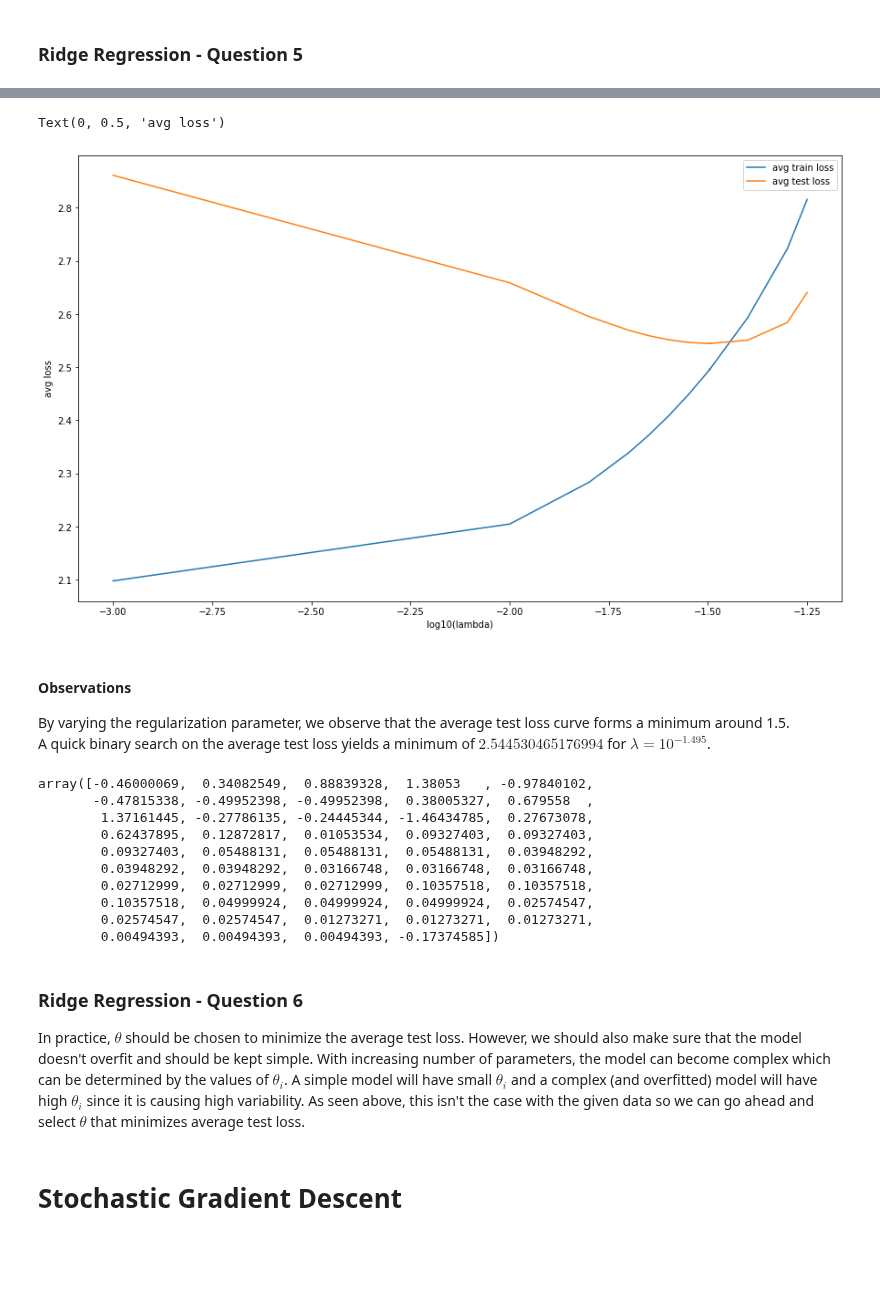
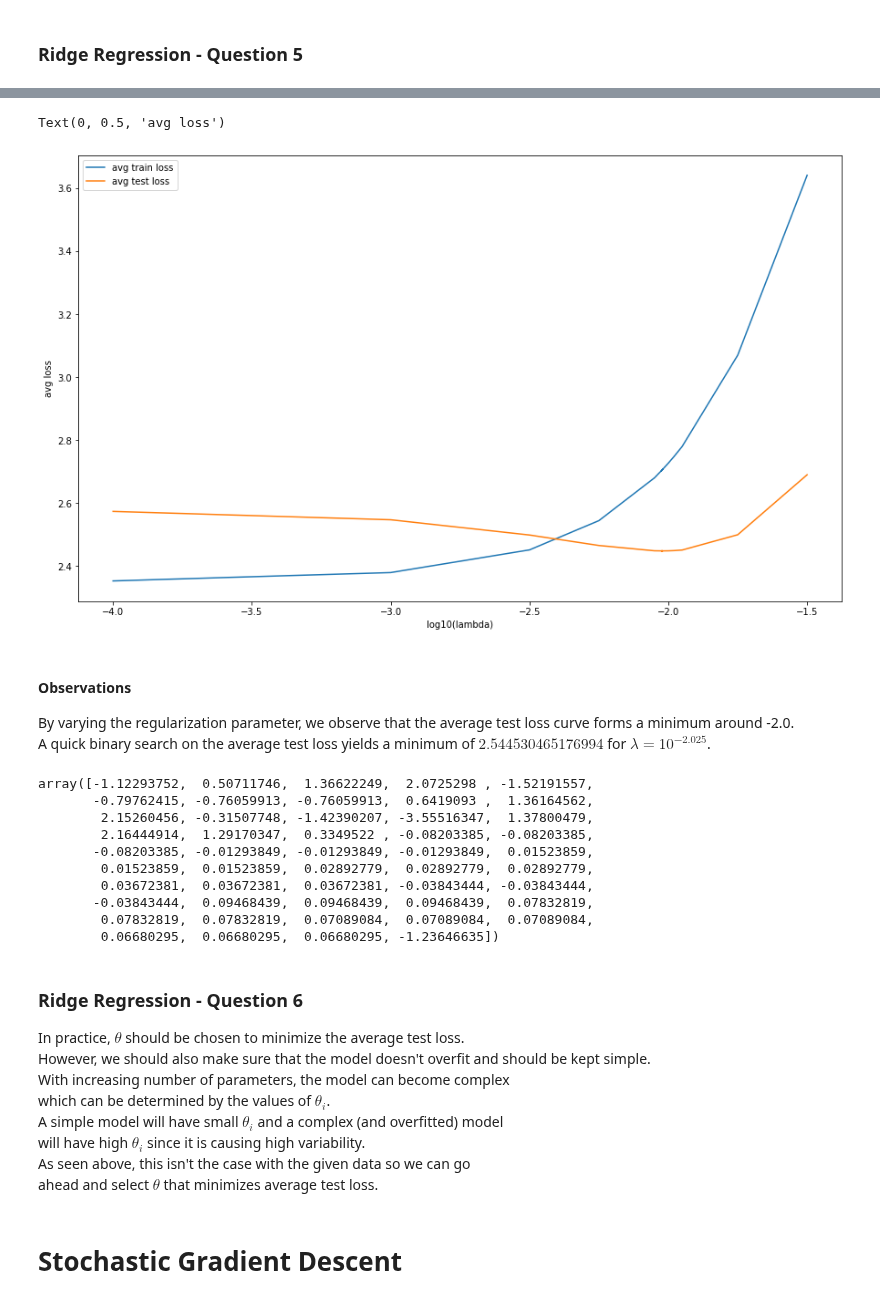
Before and after one commit to nikhilvsupekar/ml-algorithms, a Jupyter notebook: notebooks/hw2_gd_regression.ipynb, the cells around one changed output, grey strips where cells are left out. Drawn from its saved outputs; the diff is of its cells as text; code cells hidden in the pictures; blank space fills up the shorter version.

```diff
--- a/notebooks/hw2_gd_regression.ipynb
+++ b/notebooks/hw2_gd_regression.ipynb
@@ -366,7 +376,7 @@ Scaling all to [0, 1]
 # %%
 fig, ax = plt.subplots(figsize = PLOT_DIM)
 
-STEP_SIZES_1 = [0.2, 0.1, 0.05, 0.03, 0.02]
+STEP_SIZES_1 = [0.2, 0.1, 0.05, 0.03, 0.02, 0.0001]
 num_iterations = 1000
 alpha = 0.015
 
@@ -385,7 +395,7 @@ We should try even smaller step sizes.
 # %%
 fig, ax = plt.subplots(figsize = PLOT_DIM)
 
-STEP_SIZES_2 = [0.005, 0.007, 0.01, 0.015, 0.018, 0.0187, 0.01873, 0.01876, 0.018765, 0.01877, 0.01879]
+STEP_SIZES_2 = [0.005, 0.007, 0.01, 0.02, 0.05, 0.05042, 0.0506]
 num_iterations = 1000
 alpha = 0.015
 times = []
@@ -429,3 +437,5 @@ Therefore, a reasonable estimate for the step size is 0.01873.<br>
+# %%
+BEST_STEP_SIZE = 0.05042
 # %% [markdown]
 ### Linear Regression - Question 4c)
 # %%
@@ -475,14 +485,14 @@ def batch_grad_descent_backtrack(X, y, alpha=0.1, num_step=1000, grad_check=Fals
 # %%
 fig, ax = plt.subplots(figsize = PLOT_DIM)
 
-beta_list = [0.5, 0.6, 0.7, 0.8, 0.9]
+beta_list = [0.5, 0.6, 0.65, 0.7, 0.8, 0.9]
 num_iterations = 1000
 alpha = 0.015
 times = []
 
 for beta in beta_list:
     start = time.time()
-    theta, loss, alpha = batch_grad_descent_backtrack(X_train, y_train, alpha=step_size, num_step=num_iterations, beta = beta)
+    theta, loss, alpha = batch_grad_descent_backtrack(X_train, y_train, alpha=BEST_STEP_SIZE, num_step=num_iterations, beta = beta)
     end = time.time()
     ax.plot(list(range(num_iterations + 1)), loss, label = 'beta = ' + str(beta))
     print('Beta = {} \tLoss after 1000 iterations = {} \tAlpha = {} \tTime = {}'.format(beta, loss[-1], alpha, end - start))
@@ -609,7 +620,8 @@ Although the regularization can be made arbitrarily small, theoretically it can
 
 fig, ax = plt.subplots(figsize = PLOT_DIM)
 
-LAMBDA_LIST = [10**-3, 10**-2, 10**-1.8, 10**-1.7, 10**-1.65, 10**-1.6, 10**-1.55, 10**-1.5, 10**-1.495, 10**-1.496, 10**-1.4, 10**-1.3, 10**-1.25]
+# LAMBDA_LIST = [10**-6, 10**-2, 10**-1.8, 10**-1.7, 10**-1.65, 10**-1.6, 10**-1.55, 10**-1.5, 10**-1.495, 10**-1.496, 10**-1.4, 10**-1.3, 10**-1.25]
+LAMBDA_LIST = [10**-4, 10**-3, 10**-2.5, 10**-2.25, 10**-2.05, 10**-2.02, 10**-2.025, 10**-2, 10**-1.98, 10**-1.95, 10**-1.75, 10**-1.5]
 train_loss_list = []
 test_loss_list = []
 alpha = 0.01873
@@ -644,28 +655,28 @@ log10(lambda) = -1.25. avg test loss = 2.6405888402664868
 Text(0, 0.5, 'avg loss')
-[figure, old version]
+[figure, new version]
 # %% [markdown]
 #### Observations
 
-By varying the regularization parameter, we observe that the average test loss curve forms a minimum around 1.5. <br>
-A quick binary search on the average test loss yields a minimum of $2.544530465176994$ for $\lambda = 10^{-1.495}$.
+By varying the regularization parameter, we observe that the average test loss curve forms a minimum around -2.0. <br>
+A quick binary search on the average test loss yields a minimum of $2.544530465176994$ for $\lambda = 10^{-2.025}$.
 # %%
-train_theta, train_loss = regularized_grad_descent(X_train, y_train, 0.01873, 10**-1.495)
+train_theta, train_loss = regularized_grad_descent(X_train, y_train, 0.01873, 10**-2.025)
 train_theta[-1, :]
 # %% [output]
-array([-0.46000069,  0.34082549,  0.88839328,  1.38053   , -0.97840102,
-       -0.47815338, -0.49952398, -0.49952398,  0.38005327,  0.679558  ,
-        1.37161445, -0.27786135, -0.24445344, -1.46434785,  0.27673078,
-        0.62437895,  0.12872817,  0.01053534,  0.09327403,  0.09327403,
-        0.09327403,  0.05488131,  0.05488131,  0.05488131,  0.03948292,
-        0.03948292,  0.03948292,  0.03166748,  0.03166748,  0.03166748,
-        0.02712999,  0.02712999,  0.02712999,  0.10357518,  0.10357518,
-        0.10357518,  0.04999924,  0.04999924,  0.04999924,  0.02574547,
-        0.02574547,  0.02574547,  0.01273271,  0.01273271,  0.01273271,
-        0.00494393,  0.00494393,  0.00494393, -0.17374585])
+array([-1.12293752,  0.50711746,  1.36622249,  2.0725298 , -1.52191557,
+       -0.79762415, -0.76059913, -0.76059913,  0.6419093 ,  1.36164562,
+        2.15260456, -0.31507748, -1.42390207, -3.55516347,  1.37800479,
+        2.16444914,  1.29170347,  0.3349522 , -0.08203385, -0.08203385,
+       -0.08203385, -0.01293849, -0.01293849, -0.01293849,  0.01523859,
+        0.01523859,  0.01523859,  0.02892779,  0.02892779,  0.02892779,
+        0.03672381,  0.03672381,  0.03672381, -0.03843444, -0.03843444,
+       -0.03843444,  0.09468439,  0.09468439,  0.09468439,  0.07832819,
+        0.07832819,  0.07832819,  0.07089084,  0.07089084,  0.07089084,
+        0.06680295,  0.06680295,  0.06680295, -1.23646635])
 # %% [markdown]
 ### Ridge Regression - Question 6
 
-In practice, $\theta$ should be chosen to minimize the average test loss. However, we should also make sure that the model doesn't overfit and should be kept simple. With increasing number of parameters, the model can become complex which can be determined by the values of $\theta_i$. A simple model will have small $\theta_i$ and a complex (and overfitted) model will have high $\theta_i$ since it is causing high variability. As seen above, this isn't the case with the given data so we can go ahead and select $\theta$ that minimizes average test loss.
+In practice, $\theta$ should be chosen to minimize the average test loss. <br> However, we should also make sure that the model doesn't overfit and should be kept simple.<br> With increasing number of parameters, the model can become complex<br> which can be determined by the values of $\theta_i$.<br> A simple model will have small $\theta_i$ and a complex (and overfitted) model <br>will have high $\theta_i$ since it is causing high variability. <br>As seen above, this isn't the case with the given data so we can go <br>ahead and select $\theta$ that minimizes average test loss.
 # %% [markdown]
 # Stochastic Gradient Descent
 # %% [markdown]
```
Also changed, not shown: parts of 24 cells of this notebook, 1 other file.
